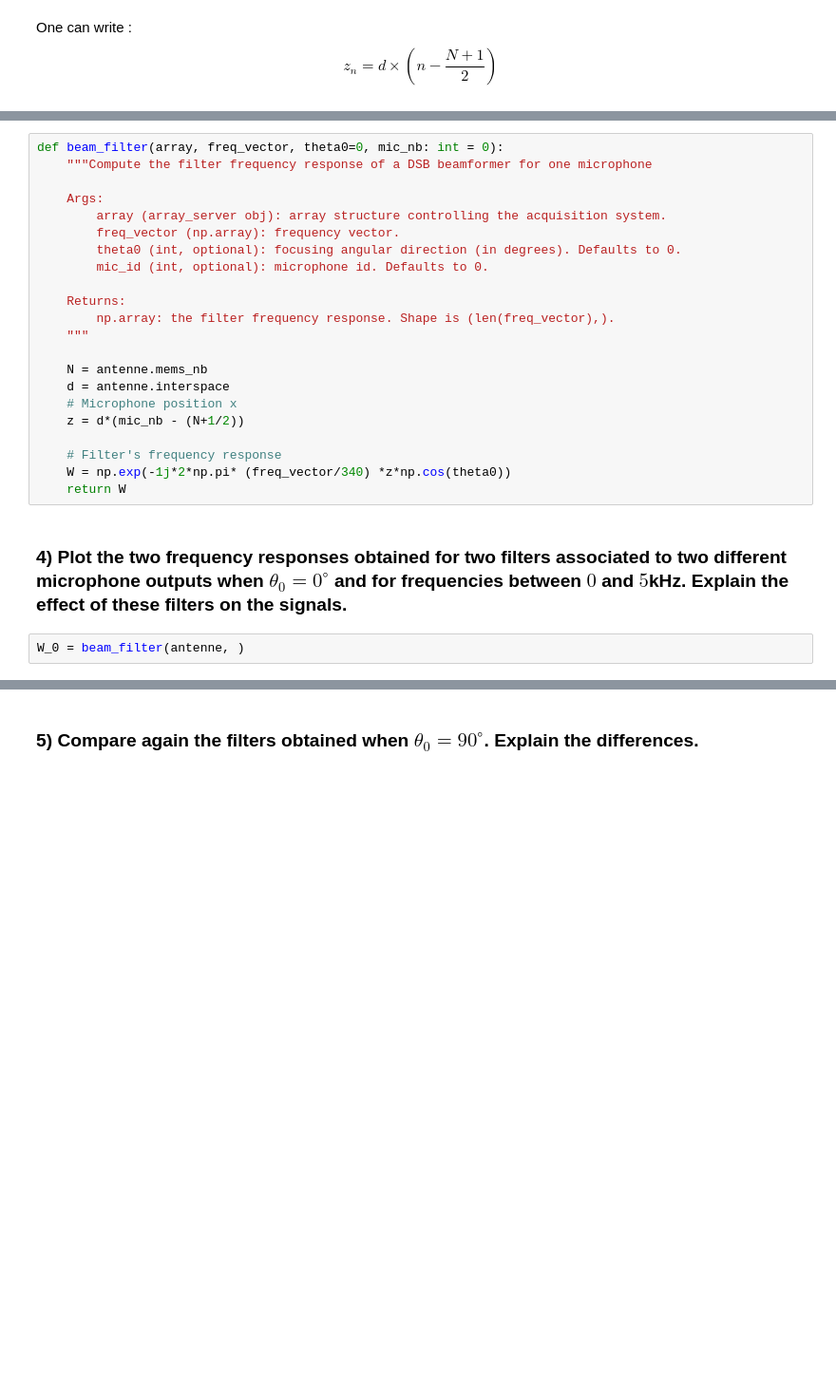
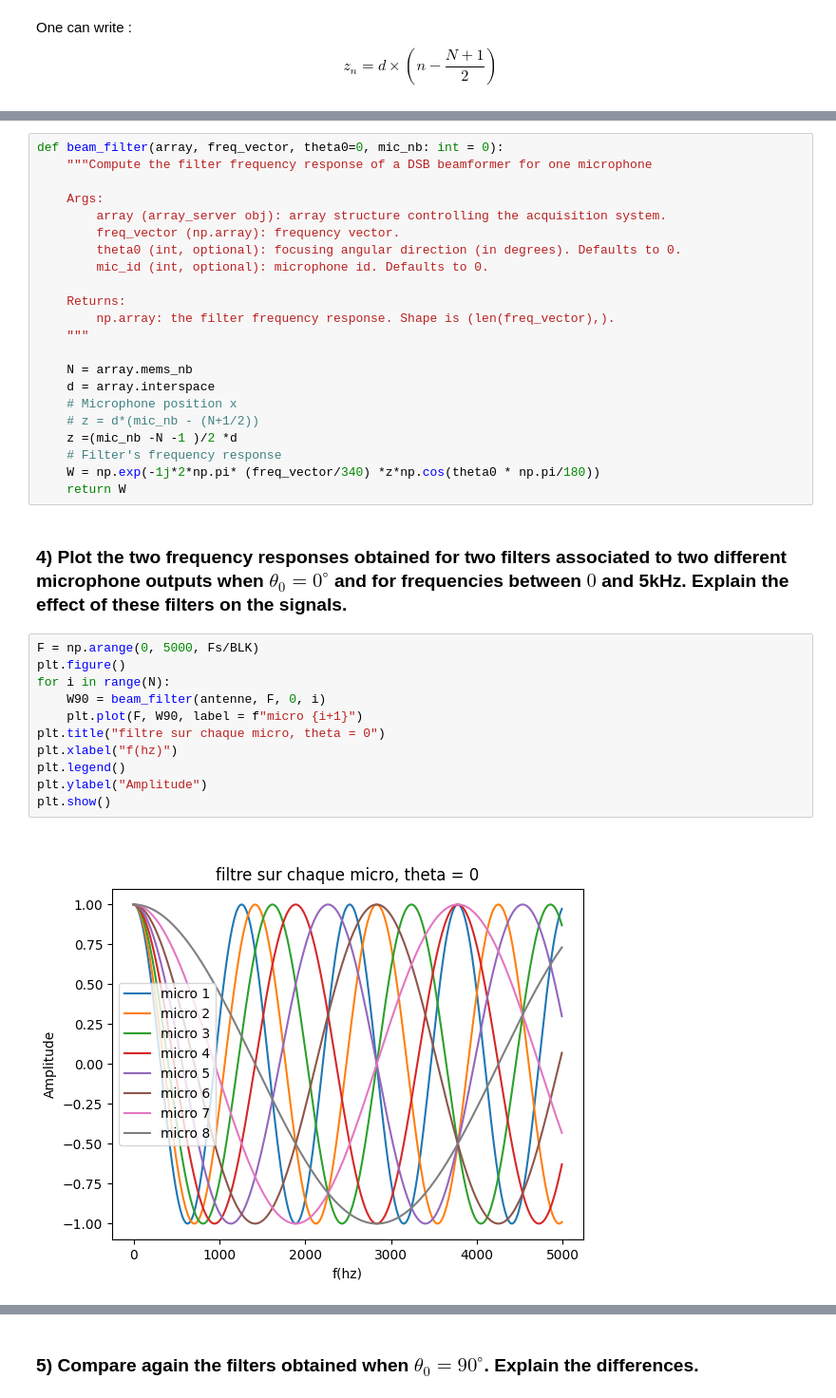
Before and after one commit to Huss94/Beamforming_son, a Jupyter notebook: TP2_etu.ipynb, the cells around one changed output, grey strips where cells are left out. Shown at 95% size. Cells and saved outputs as stored; diff of their text form; blank space fills up the shorter version.

```diff
--- a/TP2_etu.ipynb
+++ b/TP2_etu.ipynb
@@ -91,16 +78,27 @@ def beam_filter(array, freq_vector, theta0=0, mic_nb: int = 0):
         np.array: the filter frequency response. Shape is (len(freq_vector),).
     """
 
-    N = antenne.mems_nb
-    d = antenne.interspace
+    N = array.mems_nb
+    d = array.interspace
     # Microphone position x
-    z = d*(mic_nb - (N+1/2))
-
+    # z = d*(mic_nb - (N+1/2))
+    z =(mic_nb -N -1 )/2 *d
     # Filter's frequency response
-    W = np.exp(-1j*2*np.pi* (freq_vector/340) *z*np.cos(theta0))
+    W = np.exp(-1j*2*np.pi* (freq_vector/340) *z*np.cos(theta0 * np.pi/180))
     return W
 # %% [markdown]
-### 4) Plot the two frequency responses obtained for two filters associated to two different microphone outputs when $\theta_0=0^\circ$ and for frequencies between $0$ and $5$kHz. Explain the effect of these filters on the signals.
+### 4) Plot the two frequency responses obtained for two filters associated to two different microphone outputs when $\theta_0=0^\circ$ and for frequencies between $0$ and 5kHz. Explain the effect of these filters on the signals.
 # %%
-W_0 = beam_filter(antenne, )
+F = np.arange(0, 5000, Fs/BLK)
+plt.figure()
+for i in range(N):
+    W90 = beam_filter(antenne, F, 0, i)
+    plt.plot(F, W90, label = f"micro {i+1}")
+plt.title("filtre sur chaque micro, theta = 0")
+plt.xlabel("f(hz)")
+plt.legend()
+plt.ylabel("Amplitude")
+plt.show()
+# %% [output]
+[figure, added]
 # %% [markdown]
```
Also changed, not shown: parts of 40 cells of this notebook, 16 other files.
